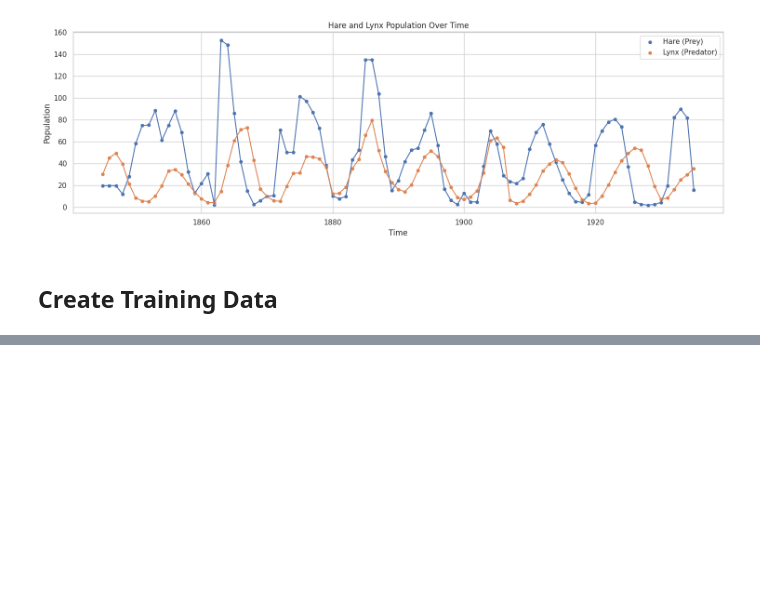
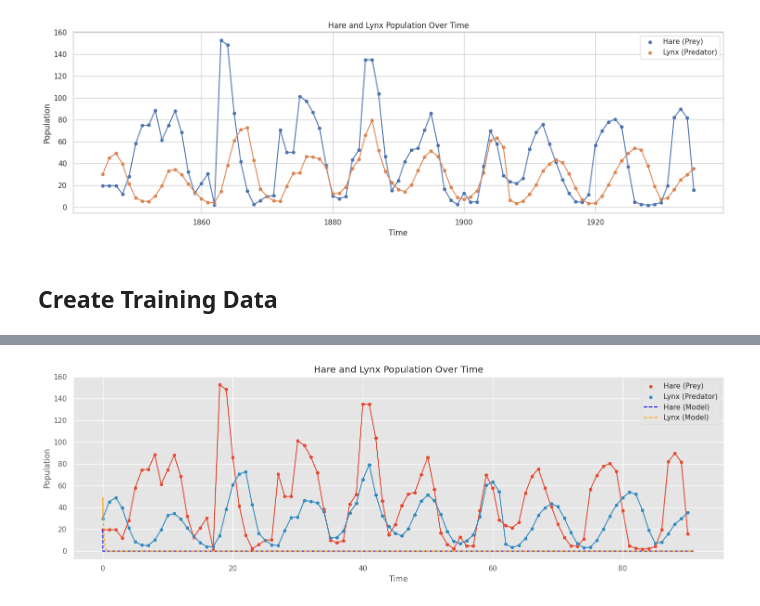
Before and after one commit to bGuenes/COMPASS, a Jupyter notebook: tutorials/Predator_Prey.ipynb, the cells around one changed output, grey strips where cells are left out. Saved outputs shown, nothing was run; the diff lists cells and outputs as text; code cells hidden in the pictures; blank space fills up the shorter version.

```diff
--- a/tutorials/Predator_Prey.ipynb
+++ b/tutorials/Predator_Prey.ipynb
@@ -291,0 +365,30 @@ tensor([ 0.,  1.,  2.,  3.,  4.,  5.,  6.,  7.,  8.,  9., 10., 11., 12., 13.,
+# %%
+params = a
+initial_state = torch.tensor([[hare[0], lynx[0]]])
+
+# Simulation time
+t_max = 91
+dt = 0.01
+
+best_model_fn = models["Satiated Predator"]
+
+time_best, history_best = solve_ode(best_model_fn, initial_state, params, t_max, dt)
+# %%
+time = torch.tensor(df.index.values)
+plt.figure(figsize=(15,5))
+sns.scatterplot(x=time, y=hare, label='Hare (Prey)')
+sns.lineplot(x=time, y=hare)
+sns.scatterplot(x=time, y=lynx, label='Lynx (Predator)')
+sns.lineplot(x=time, y=lynx)
+
+sns.lineplot(x=time_best, y=history_best[0, :, 0], label='Hare (Model)', color='blue', linestyle='--')
+sns.lineplot(x=time_best, y=history_best[0, :, 1], label='Lynx (Model)', color='orange', linestyle='--')
+
+plt.legend()
+plt.xlabel('Time')
+plt.ylabel('Population')
+plt.title('Hare and Lynx Population Over Time')
+plt.tight_layout()
+plt.show()
+# %% [output]
+[figure, added]
```
Also changed, not shown: parts of 24 cells of this notebook, 3 other files.
